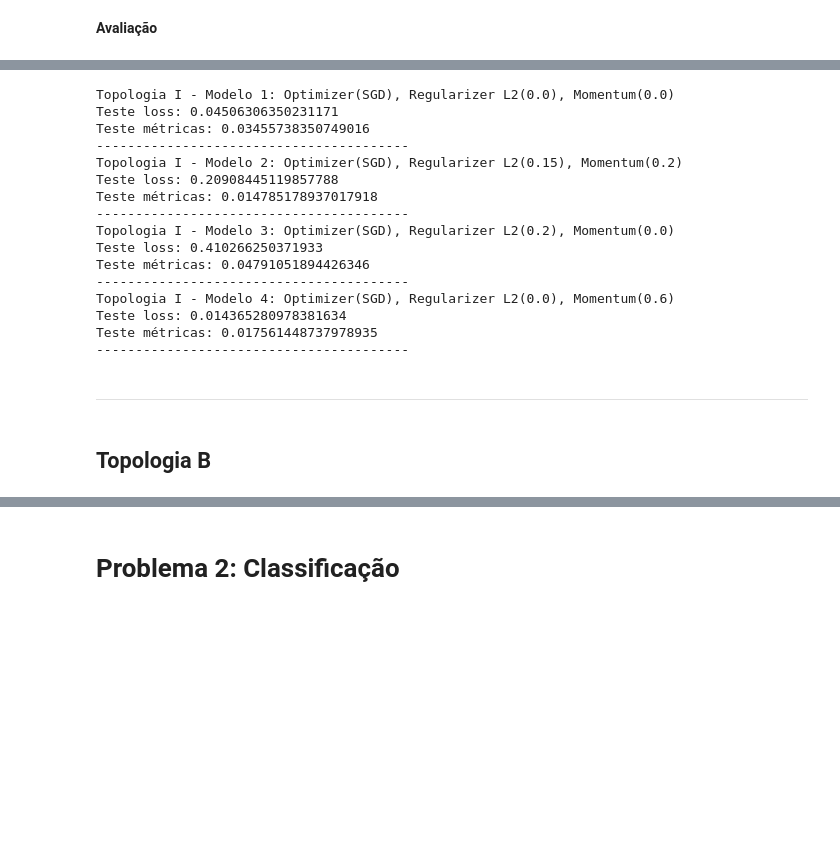
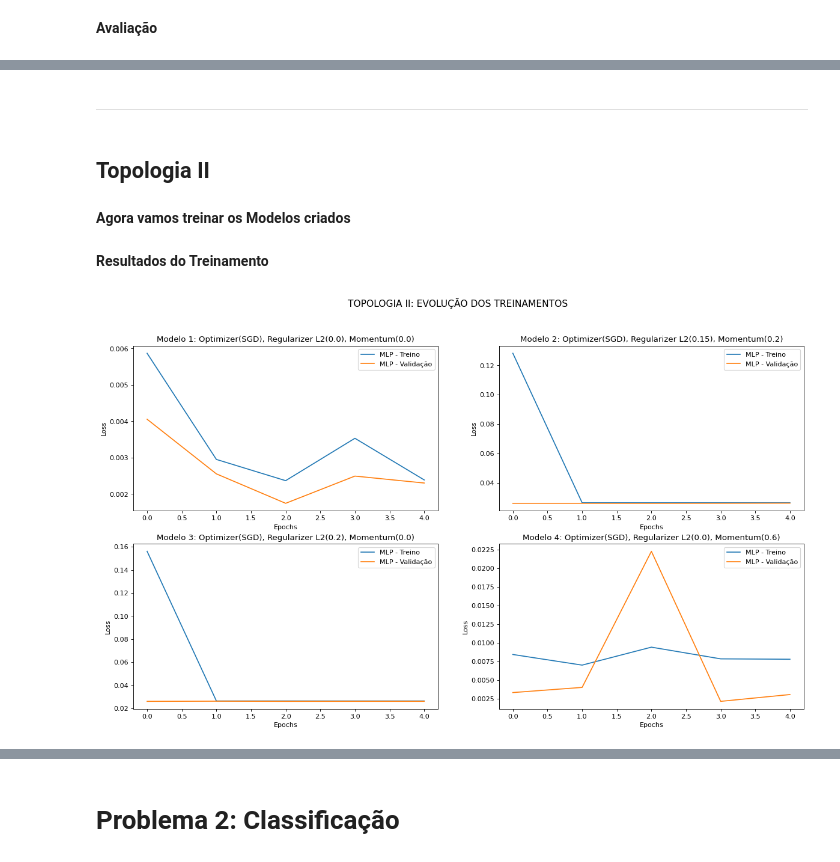
Before and after one commit to lourencocavalcante/Neurocomputacao, a Jupyter notebook: CAP351_Projeto_01_MLP.ipynb, the cells around one changed output, grey strips where cells are left out. Saved outputs shown, nothing was run; the diff lists cells and outputs as text; code cells hidden in the pictures; blank space fills up the shorter version.

```diff
--- a/CAP351_Projeto_01_MLP.ipynb
+++ b/CAP351_Projeto_01_MLP.ipynb
@@ -262,49 +256,53 @@ for result in range(0,4):
 # %%
 score_modelos_tpl_I = []
-for result in range(0,4):
-  score_modelos_tpl_I.append(modelos_tpl_I[result].evaluate(x_test, y_test, verbose=0))
-  print('Topologia I - Modelo '+ str(result+1) + ': Optimizer(SGD), Regularizer L2('+str(regularizer[result])+'), Momentum('+str(momentum[result])+')')
-  print('Teste loss:',   score_modelos_tpl_I[result][0])
-  print('Teste métricas:', score_modelos_tpl_I[result][1])
+for res in range(0,4):
+  score_modelos_tpl_I.append(modelos_tpl_I[res].evaluate(x_test, y_test, verbose=0))
+  print('Topologia I - Modelo '+ str(res+1) + ': Optimizer(SGD), Regularizer L2('+str(regularizer[res])+'), Momentum('+str(momentum[res])+')')
+  print('Teste loss:',   score_modelos_tpl_I[res][0])
+  print('Teste métricas:', score_modelos_tpl_I[res][1])
   print('----------------------------------------')
-# %% [output]
-Topologia I - Modelo 1: Optimizer(SGD), Regularizer L2(0.0), Momentum(0.0)
-Teste loss: 0.04506306350231171
-Teste métricas: 0.03455738350749016
-----------------------------------------
-Topologia I - Modelo 2: Optimizer(SGD), Regularizer L2(0.15), Momentum(0.2)
-Teste loss: 0.20908445119857788
-Teste métricas: 0.014785178937017918
-----------------------------------------
-Topologia I - Modelo 3: Optimizer(SGD), Regularizer L2(0.2), Momentum(0.0)
-Teste loss: 0.410266250371933
-Teste métricas: 0.04791051894426346
-----------------------------------------
-Topologia I - Modelo 4: Optimizer(SGD), Regularizer L2(0.0), Momentum(0.6)
-Teste loss: 0.014365280978381634
-Teste métricas: 0.017561448737978935
-----------------------------------------
 # %% [markdown]
 
 
 ---
 # %% [markdown]
-## **Topologia B**
+## **Topologia II**
 # %%
-#Configurações para avaliar o impacto do uso do Momentum e da Regularização (L2)
-momentum = [0.0, 0.20, 0.0, 0.60]
-regularizer = [0.0, 0.15, 0.20, 0.0]
-dropout = [0.0, 0.0, 0.0, 0.0]
+#Modelos da Topologia II
+mdl_tpl_II = []
 
-#Modelos da Topologia I
-list_name_aux =[1,2,3,4]
-modelos_tpl_I = []
-
-for result in range(0,4):
+for res in range(0,4):
   #print(i)
-  sgd = tf.keras.optimizers.SGD(learning_rate=0.01, decay=1e-6, momentum=0.0)
-  modelos_tpl_I.append(keras.Sequential())
-  modelos_tpl_I[result].add(keras.layers.Dense(units=3, kernel_regularizer=l2(regularizer[result]), input_shape=[1], activation="tanh"))
-  modelos_tpl_I[result].add(keras.layers.Dense(units=1, kernel_regularizer=l2(regularizer[result]),activation="linear"))
-  #tf.keras.utils.plot_model(modelos_tpl_I[result], show_shapes=True)
-  modelos_tpl_I[result].compile(loss='mean_squared_error', optimizer=sgd, metrics=["mean_absolute_error"])
+  sgd = tf.keras.optimizers.SGD(learning_rate=0.01, decay=1e-6, momentum=momentum[res])
+  mdl_tpl_II.append(keras.Sequential())
+  mdl_tpl_II[res].add(keras.layers.Dense(units=10,  kernel_regularizer=l2(regularizer[res]), input_shape=[1], activation="tanh"))
+  mdl_tpl_II[res].add(keras.layers.Dense(units=15,  kernel_regularizer=l2(regularizer[res]), activation="tanh"))
+  mdl_tpl_II[res].add(keras.layers.Dense(units=10,  kernel_regularizer=l2(regularizer[res]), activation="tanh"))
+  mdl_tpl_II[res].add(keras.layers.Dense(units=5,  kernel_regularizer=l2(regularizer[res]), activation="tanh"))
+  mdl_tpl_II[res].add(keras.layers.Dense(units=1,  kernel_regularizer=l2(regularizer[res]), activation="linear"))
+  #tf.keras.utils.plot_model(mdl_tpl_II[res], show_shapes=True)
+  mdl_tpl_II[res].compile(loss='mean_squared_error', optimizer=sgd, metrics=["mean_absolute_error"])
+# %% [markdown]
+**Agora vamos treinar os Modelos criados**
+# %%
+early = tf.keras.callbacks.EarlyStopping(monitor='loss', patience=100)
+
+history_mdl_tpl_II = []
+for res in range(0,4):
+  history_mdl_tpl_II.append(mdl_tpl_II[res].fit(x_train, y_train, epochs=epochs, batch_size=10, validation_split=0.2, verbose=True)) #callbacks=[early]
+# %% [markdown]
+**Resultados do Treinamento**
+# %%
+figure(figsize=(18,10),dpi=80)
+plt.suptitle('TOPOLOGIA II: EVOLUÇÃO DOS TREINAMENTOS', size=14)
+for res in range(0,4):
+    plt.subplot(2,2,res+1)
+    plt.title('Modelo '+ str(res+1) + ': Optimizer(SGD), Regularizer L2('+str(regularizer[res])+'), Momentum('+str(momentum[res])+')')
+    plt.xlabel("Epochs")
+    plt.ylabel("Loss")
+    plt.plot(history_mdl_tpl_II[res].history['loss'], label="MLP - Treino")
+    plt.plot(history_mdl_tpl_II[res].history['val_loss'], label="MLP - Validação")
+    plt.legend()
+plt.show()
+# %% [output]
+[figure, added]
```
Also changed, not shown: parts of 15 cells of this notebook.
